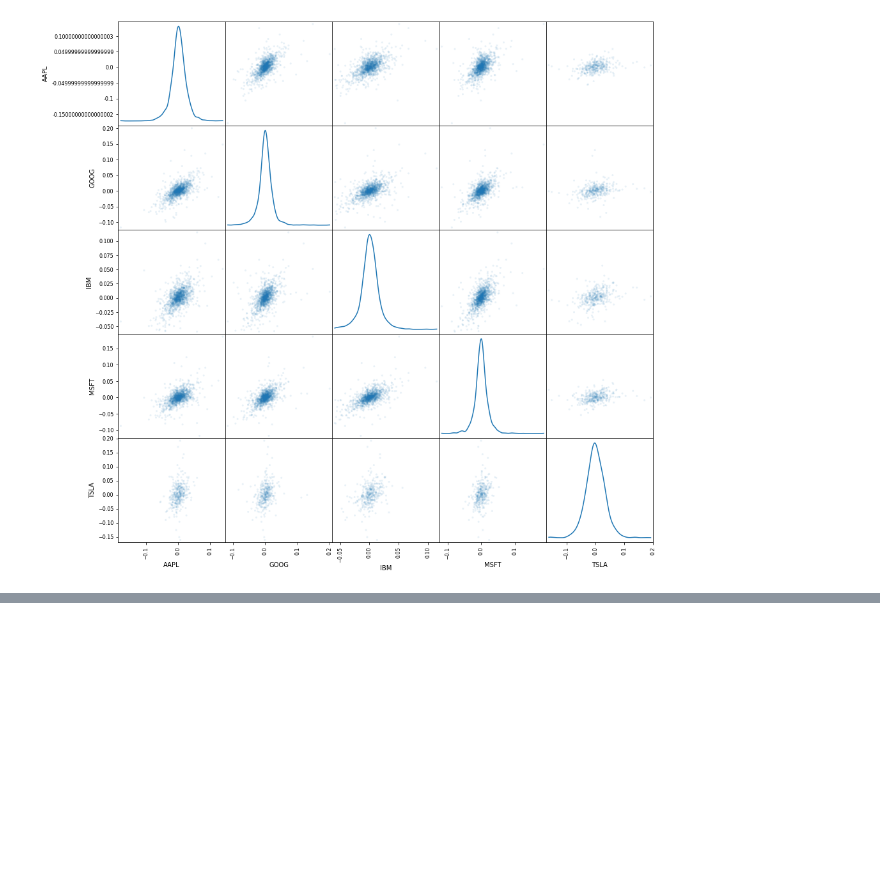
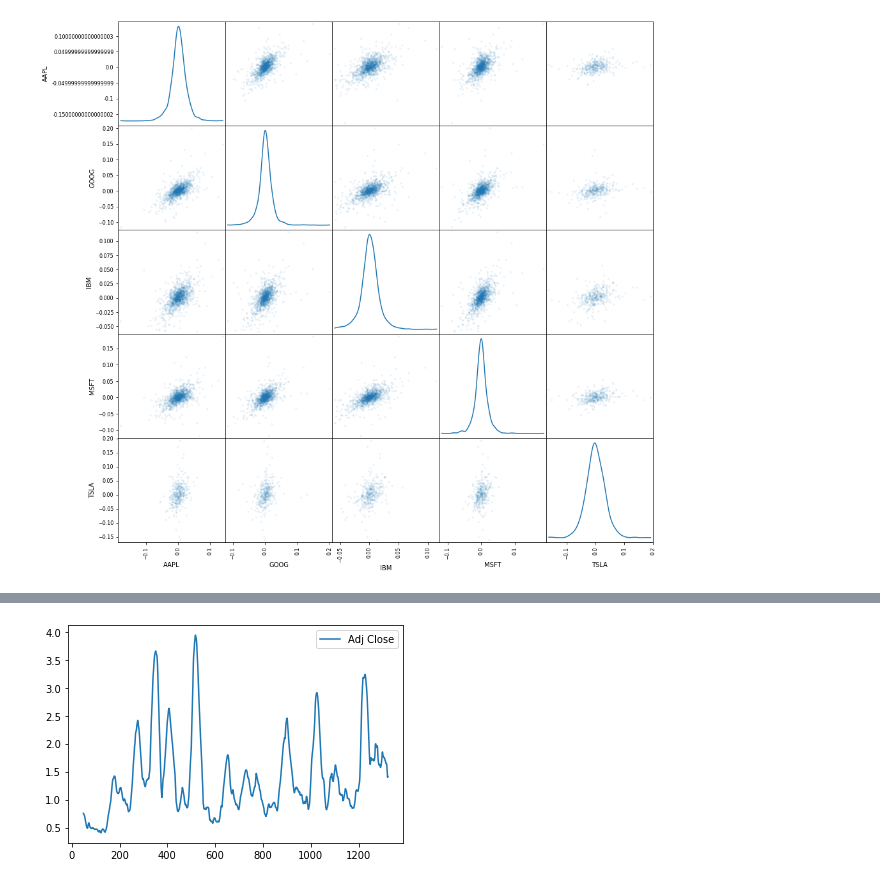
Before and after one commit to DataCrusade1999/Quantitative-Analytics, a Jupyter notebook: Quantitative_Analytics.ipynb, the cells around one changed output, grey strips where cells are left out. Saved outputs shown, nothing was run; the diff lists cells and outputs as text; code cells hidden in the pictures; blank space fills up the shorter version.

```diff
--- a/Quantitative_Analytics.ipynb
+++ b/Quantitative_Analytics.ipynb
@@ -285,0 +366,6 @@ plt.show()
+# %%
+moving_std=aapl[['Adj Close']].rolling(50).std()
+moving_std.plot()
+plt.show()
+# %% [output]
+[figure, added]
```
Also changed, not shown: parts of 10 cells of this notebook.
